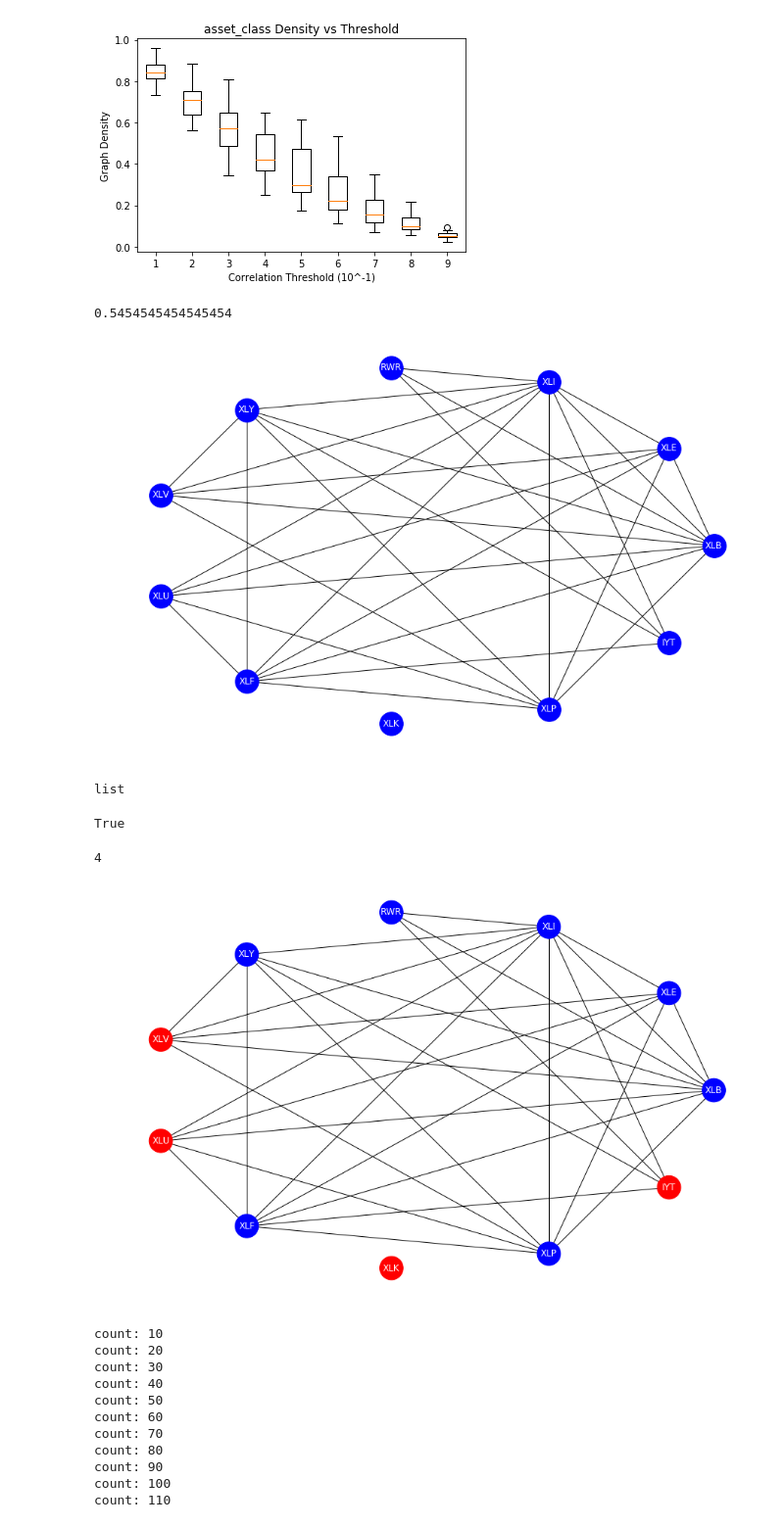
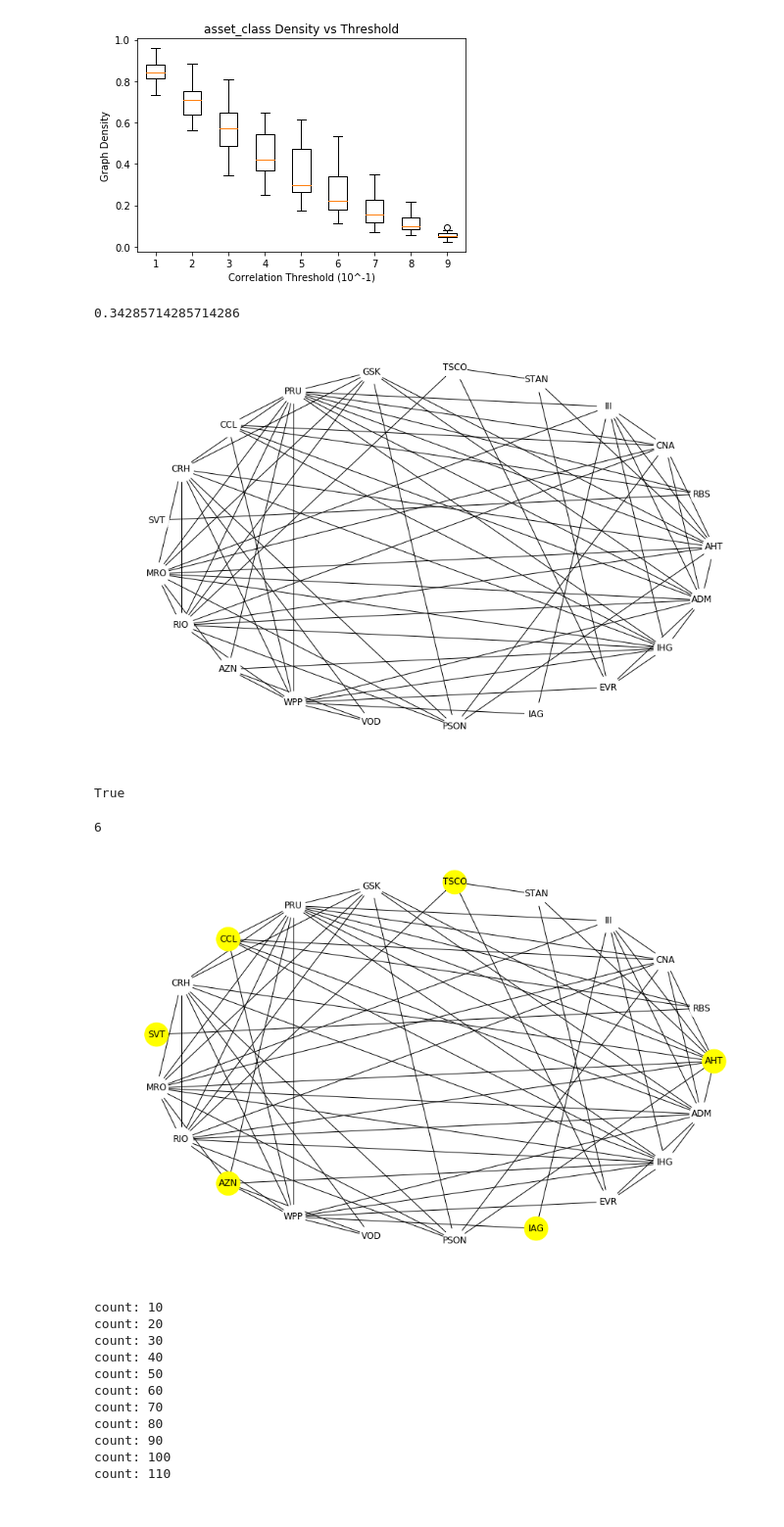
Before and after one commit to angadkalra/QuantumComputingProject, a Jupyter notebook: MaxClique&MaxIndSet/ISExperiments.ipynb, the cells around one changed output. Shown at 98% size. Drawn from its saved outputs; the diff is of its cells as text; code cells hidden in the pictures.

Commit message:
generated better visuals for algos

```diff
--- a/MaxClique&MaxIndSet/ISExperiments.ipynb
+++ b/MaxClique&MaxIndSet/ISExperiments.ipynb
@@ -56,7 +56,7 @@ def make_graph(corr_mat, node_labels, graph_type):
 # %%
 # Import data
 
-dataset = 'sectors' # values: 'asset_class','ftse','sectors','sp100'
+dataset = 'ftse' # values: 'asset_class','ftse','sectors','sp100'
 
 corr_tensor = np.load('../Data/%s/%s_corr.npy' % (dataset, dataset))
 dates = np.load('../Data/%s/%s_dates.npy' % (dataset, dataset))
@@ -94,18 +94,17 @@ plt.show()
 [figure]
 # %%
 # Test to see if DW comp. is working
-corr_mat = corr_tensor[int(num_examples/2), :, :]
+corr_mat = corr_tensor[int(num_examples/2), :, :].copy()
 
-corr_mat[(corr_mat > -1*0.7) & (corr_mat < 0.7)] = 0
+corr_mat[(corr_mat > -1*0.4) & (corr_mat < 0.4)] = 0
 G, density = make_graph(corr_mat, nodes, 'corr')
 # %%
 density
 # %% [output]
-0.5454545454545454
+0.34285714285714286
 # %%
 # Draw graph
 fig,ax = plt.subplots(figsize=(15,10))
-nx.draw_shell(G, ax=ax, with_labels=True, node_size=1000, node_color="blue", font_color="white")
-fig.savefig('../ReportFiguresPlots/MaxIndSet/GraphVisual/%s_before.png'%(dataset))
+nx.draw_shell(G, ax=ax, with_labels=True, node_size=1000, node_color="white")
 # %% [output]
-[figure, old version]
+[figure, new version]
@@ -112,10 +114,6 @@ fig.savefig('../ReportFiguresPlots/MaxIndSet/GraphVisual/%s_before.png'%(dataset
 # %%
 max_ind_set = dnx.maximum_independent_set(G, sampler)
 valid_soln = dnx.is_independent_set(G, max_ind_set)
-# %%
-type(max_ind_set)
-# %% [output]
-list
 # %%
 assert len(max_ind_set) > 0
 # %%
@@ -125,22 +123,23 @@ True
 # %%
 len(max_ind_set)
 # %% [output]
-4
+6
 # %%
 # Draw solution
 node_coloring = []
 for node in G.nodes():
     if node in max_ind_set:
-        node_coloring.append("red")
+        node_coloring.append("yellow")
     else:
-        node_coloring.append("blue")
+        node_coloring.append("white")
 
 fig,ax = plt.subplots(figsize=(15,10))
 nx.draw_shell(G, ax=ax, with_labels=True, node_size=1000,
-                 node_color=node_coloring, font_color="white")
-fig.savefig('../ReportFiguresPlots/MaxIndSet/GraphVisual/%s_after.png'%(dataset))
+                 node_color=node_coloring)
+fig.savefig('../ReportFiguresPlots/MaxIndSet/GraphVisual/%s_after_%s_%f.png'%
+            (dataset, dates[int(num_examples/2)], 0.4))
 # %% [output]
-[figure, old version]
+[figure, new version]
 # %%
 # Create graph for each month and calculate max clique.
 
```
Also changed, not shown: parts of 2 cells of this notebook, 5 other files.
